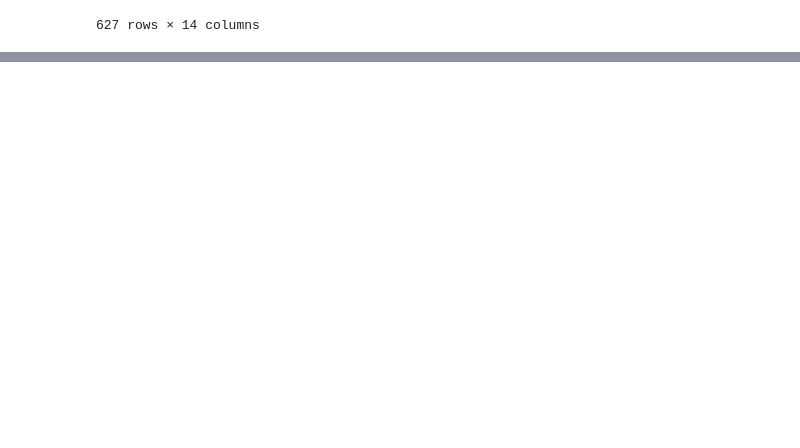
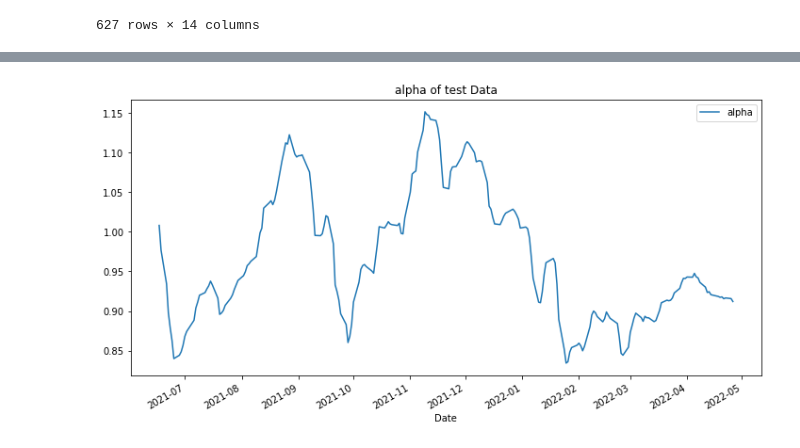
Before and after one commit to dlama001/Final-project-ML4T-large-cap-cryptos-, a Jupyter notebook: final project-crypto.ipynb, the cells around one changed output, grey strips where cells are left out. Saved outputs shown, nothing was run; the diff lists cells and outputs as text; code cells hidden in the pictures; blank space fills up the shorter version.

Commit message:
Add files via upload
Adding mode and alpha signal deveopment

```diff
--- a/final project-crypto.ipynb
+++ b/final project-crypto.ipynb
@@ -713,0 +854,8 @@ data_bnb
+# %%
+alpha_vector = rf.predict(X_test)
+# %%
+fix, ax = plt.subplots(figsize=(12,6))
+(1 + pd.Series(alpha_vector, index=y_test.index, name="alpha")).cumprod().plot(ax=ax, legend="prediction")
+ax.set_title("alpha of test Data");
+# %% [output]
+[figure, added]
```
Also changed, not shown: parts of 30 cells of this notebook.
